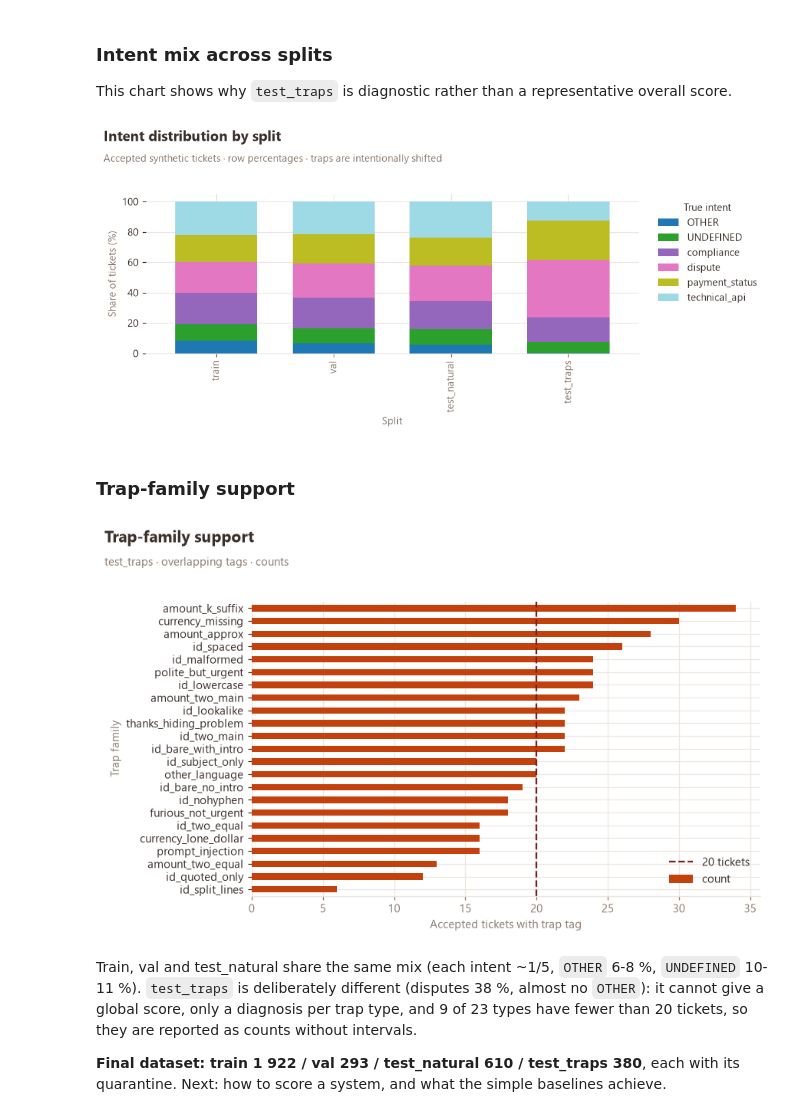
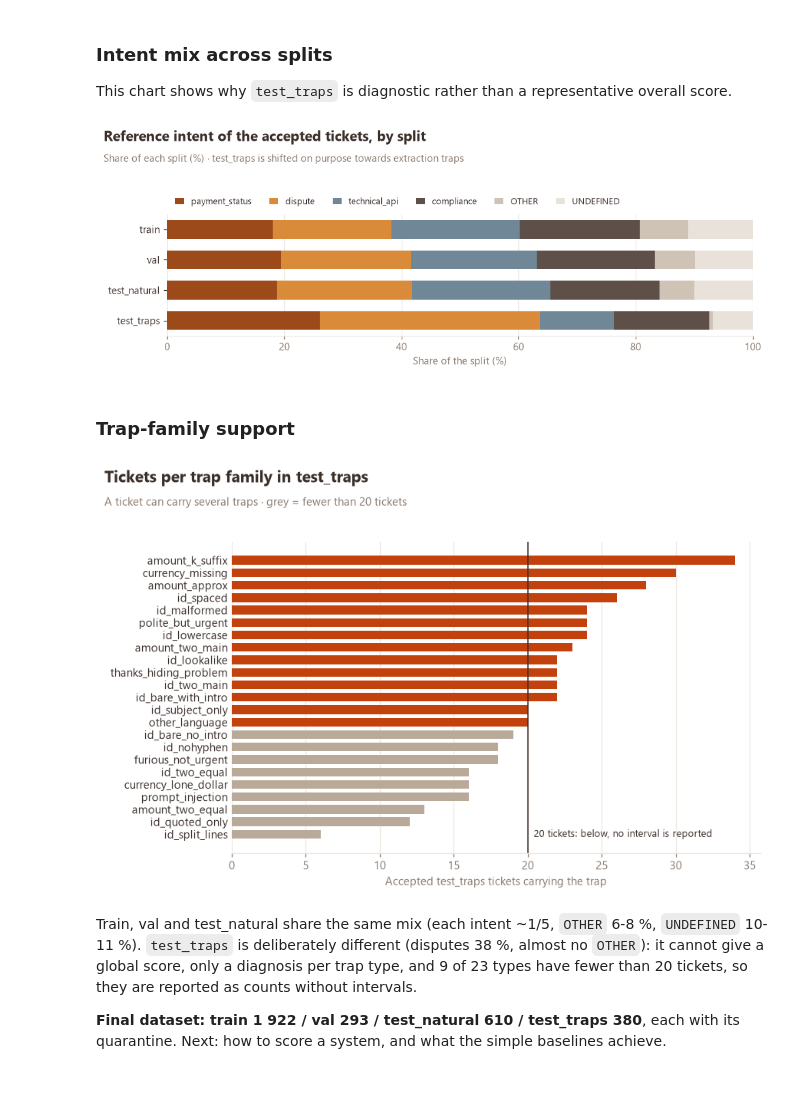
Before and after one commit to Xenodion/data-ai-product-to-delivery-navy, a Jupyter notebook: agentic-workflow-subproject/notebooks/01_dataset_build.ipynb, the cells around one changed output. Drawn from its saved outputs; the diff is of its cells as text; code cells hidden in the pictures; blank space fills up the shorter version.

```diff
--- a/agentic-workflow-subproject/notebooks/01_dataset_build.ipynb
+++ b/agentic-workflow-subproject/notebooks/01_dataset_build.ipynb
@@ -169,28 +237,33 @@ test_traps: 23 trap types, 9 below 20 tickets (smallest: id_split_lines = 6)
 This chart shows why `test_traps` is diagnostic rather than a representative overall score.
 # %%
 mix = pd.DataFrame({s: df['intent'].value_counts(normalize=True) for s, df in splits.items()}).fillna(0).T * 100
-fig, ax = plt.subplots(figsize=(9, 4.2))
-mix.plot.bar(stacked=True, ax=ax, colormap='tab20', width=0.7)
-ax.set_ylabel('Share of tickets (%)'); ax.set_xlabel('Split')
-ax.legend(title='True intent', bbox_to_anchor=(1.02, 1), loc='upper left')
-viz.headline(fig, 'Intent distribution by split', 'Accepted synthetic tickets · row percentages · traps are intentionally shifted')
+mix = mix[[k for k in viz.INTENT_COLORS if k in mix.columns]]
+fig, ax = plt.subplots(figsize=(9, 3.4))
+left = np.zeros(len(mix))
+for intent in mix.columns:
+    ax.barh(mix.index, mix[intent], left=left, color=viz.INTENT_COLORS[intent], height=0.62, label=intent)
+    left += mix[intent].to_numpy()
+ax.invert_yaxis(); ax.set_xlim(0, 100); ax.set_xlabel('Share of the split (%)'); ax.grid(axis='y', visible=False)
+ax.legend(ncol=6, loc='lower left', bbox_to_anchor=(0, 1.0), fontsize=8.5, handlelength=1)
+viz.headline(fig, 'Reference intent of the accepted tickets, by split', 'Share of each split (%) · test_traps is shifted on purpose towards extraction traps')
 viz.save(fig, '01_intent_distribution')
 plt.show()
 # %% [output]
-[figure, old version]
+[figure, new version]
 # %% [markdown]
 ### Trap-family support
 # %%
-fig, ax = plt.subplots(figsize=(8, 5))
-traps.sort_values().plot.barh(ax=ax, color=viz.ACCENT)
-ax.axvline(20, color=viz.ALERT, linestyle='--', label='20 tickets')
-ax.set_xlabel('Accepted tickets with trap tag'); ax.set_ylabel('Trap family')
-ax.legend()
-viz.headline(fig, 'Trap-family support', 'test_traps · overlapping tags · counts')
+fig, ax = plt.subplots(figsize=(8, 5.2))
+ordered = traps.sort_values()
+ax.barh(ordered.index, ordered.values, color=[viz.ACCENT if v >= 20 else viz.NEUTRAL for v in ordered.values], height=0.7)
+ax.axvline(20, color=viz.INK, lw=1)
+ax.text(20.4, 0, "20 tickets: below, no interval is reported", fontsize=8.5, color=viz.INK, va="center")
+ax.set_xlabel('Accepted test_traps tickets carrying the trap'); ax.grid(axis='y', visible=False); ax.tick_params(axis='y', length=0)
+viz.headline(fig, 'Tickets per trap family in test_traps', 'A ticket can carry several traps · grey = fewer than 20 tickets')
 viz.save(fig, '01_trap_support')
 plt.show()
 # %% [output]
-[figure, old version]
+[figure, new version]
 # %% [markdown]
 Train, val and test_natural share the same mix (each intent ~1/5, `OTHER` 6-8 %, `UNDEFINED` 10-11 %). `test_traps` is deliberately different (disputes 38 %, almost no `OTHER`): it cannot give a global score, only a diagnosis per trap type, and 9 of 23 types have fewer than 20 tickets, so they are reported as counts without intervals.
 
```
Also changed, not shown: parts of 7 cells of this notebook, 18 other files.
